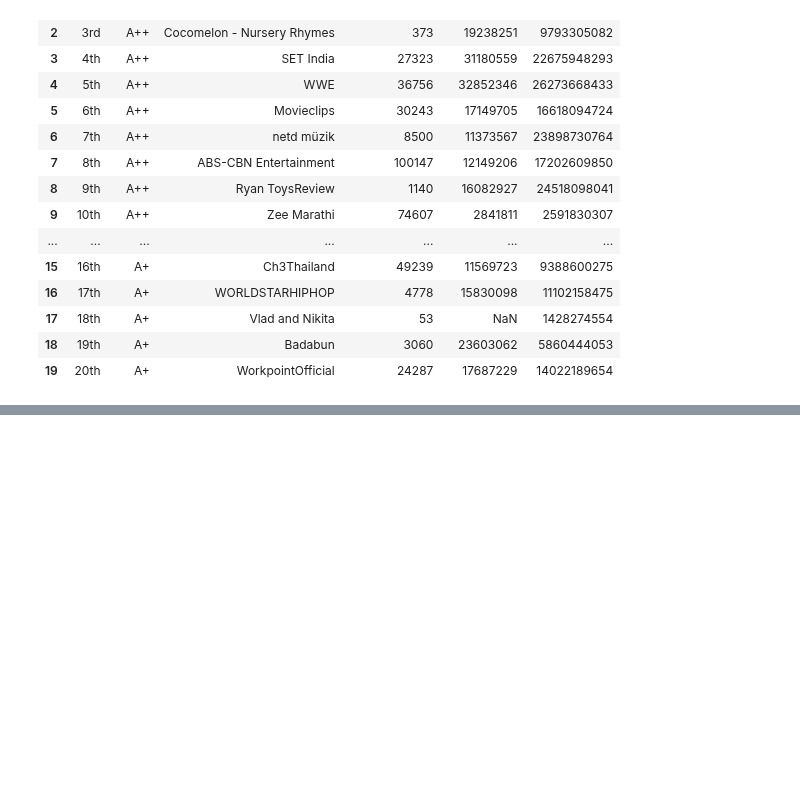
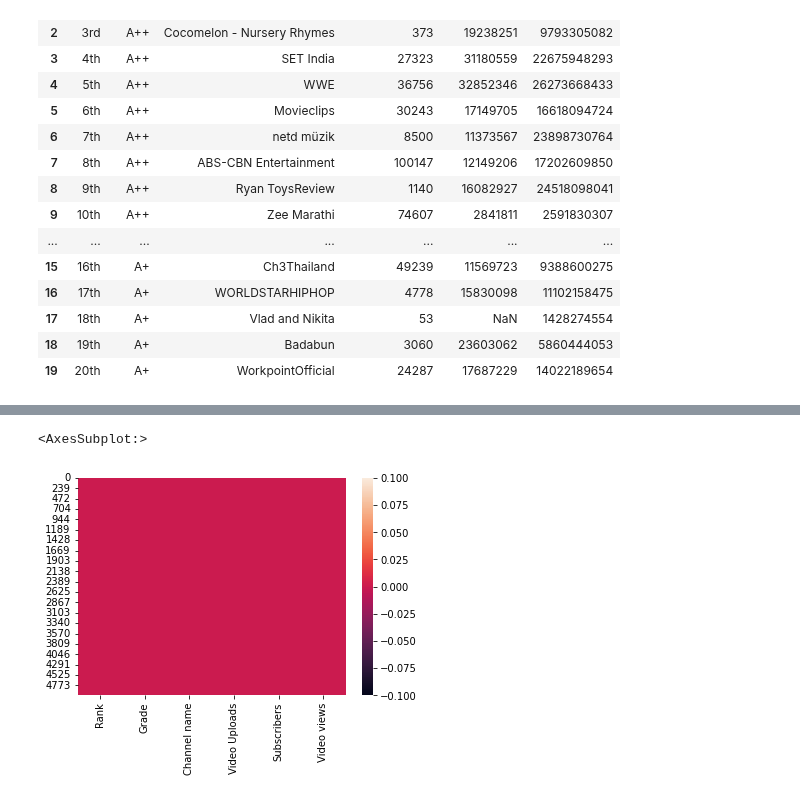
Before and after one commit to Dharmil4602/data-science-projects, a Jupyter notebook: Youtube Channel/channels.ipynb, the cells around one changed output, grey strips where cells are left out. Cells and saved outputs as stored; diff of their text form; code cells hidden in the pictures; blank space fills up the shorter version.

```diff
--- a/Youtube Channel/channels.ipynb
+++ b/Youtube Channel/channels.ipynb
@@ -73,0 +102,8 @@ data.head(20)
+# %%
+# Dropping the rows with null values
+data.dropna(axis=0, inplace=True) # axis=0 represents rows, axis=1 represents columns
+# %%
+sns.heatmap(data.isnull())
+# %% [output]
+<AxesSubplot:>
+[figure, added]
```
Also changed, not shown: parts of 3 cells of this notebook.
